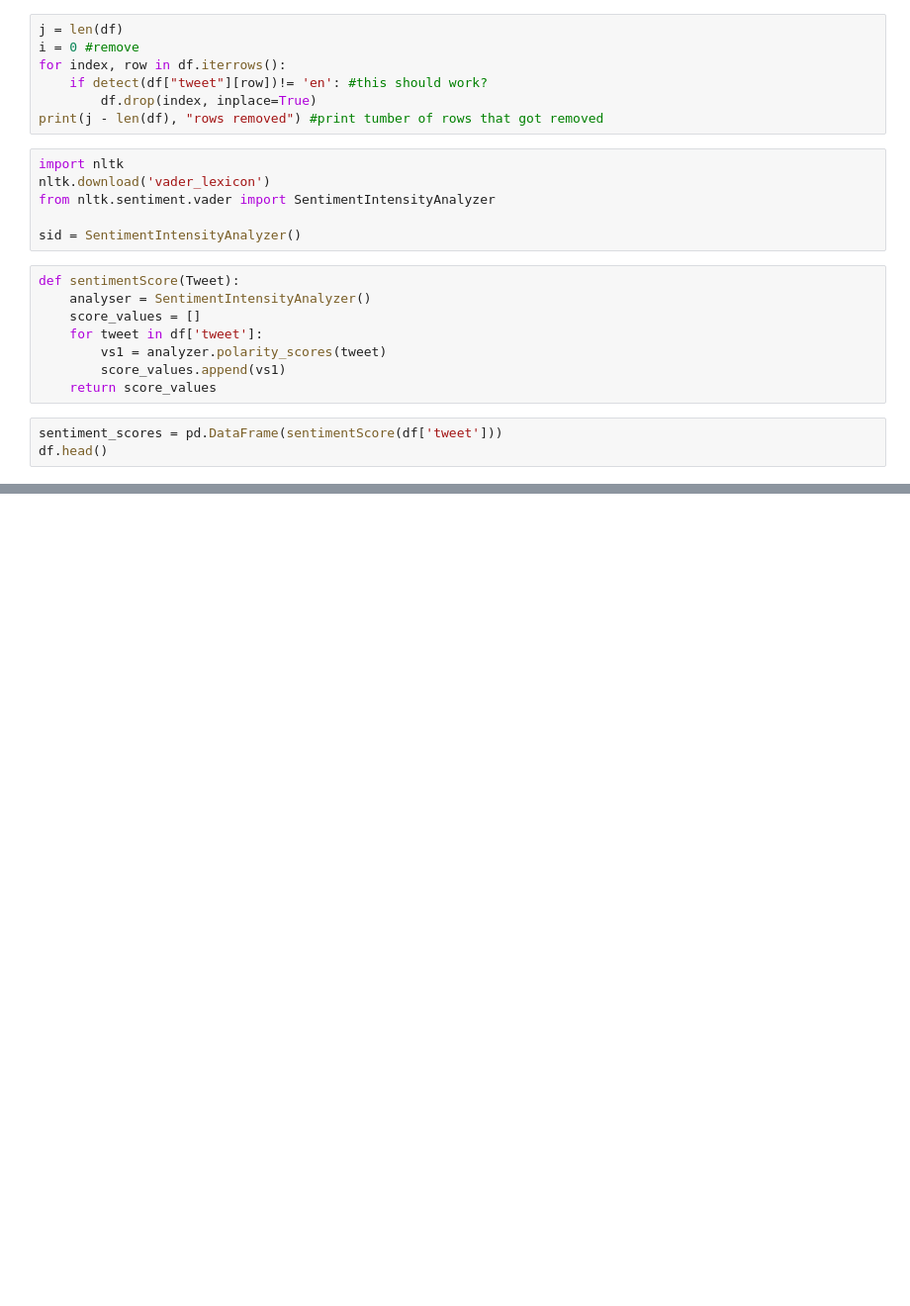
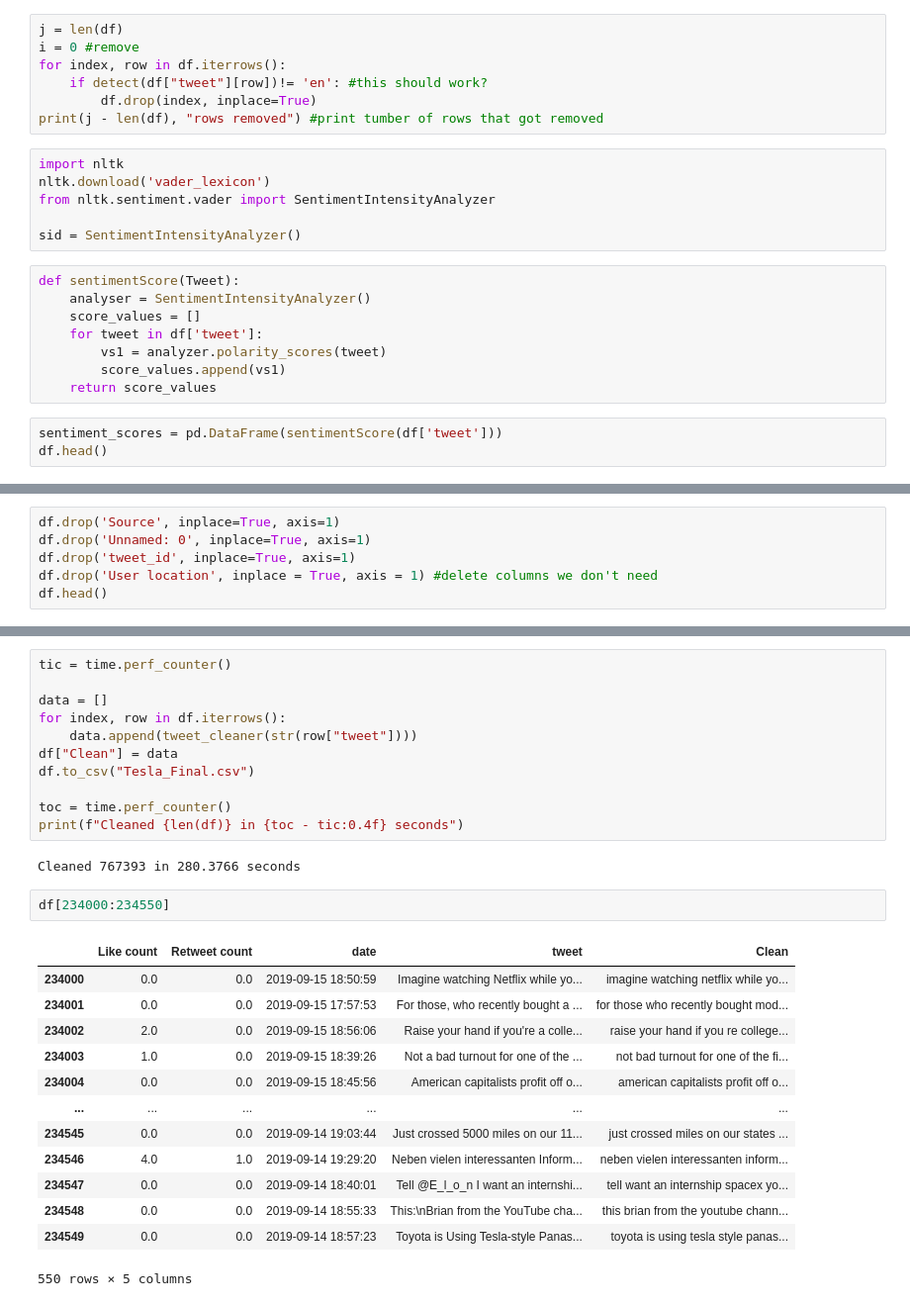
Before and after one commit to 18AnirudhaV/ATweetAStock, a Jupyter notebook: Sentiment_Test.ipynb, the cells around one changed output, grey strips where cells are left out. Shown at 99% size. Saved outputs shown, nothing was run; the diff lists cells and outputs as text; blank space fills up the shorter version.

```diff
--- a/Sentiment_Test.ipynb
+++ b/Sentiment_Test.ipynb
@@ -108,0 +183,6 @@ df.head()
+# %%
+df.drop('Source', inplace=True, axis=1)
+df.drop('Unnamed: 0', inplace=True, axis=1)
+df.drop('tweet_id', inplace=True, axis=1)
+df.drop('User location', inplace = True, axis = 1) #delete columns we don't need
+df.head()
@@ -108,0 +196,29 @@ df.head()
+# %%
+tic = time.perf_counter()
+
+data = []
+for index, row in df.iterrows():
+    data.append(tweet_cleaner(str(row["tweet"])))
+df["Clean"] = data
+df.to_csv("Tesla_Final.csv")
+
+toc = time.perf_counter()
+print(f"Cleaned {len(df)} in {toc - tic:0.4f} seconds")
+# %% [output]
+Cleaned 767393 in 280.3766 seconds
+# %%
+df[234000:234550]
+# %% [output]
+|  | Like count | Retweet count | date | tweet | Clean |
+| 234000 | 0.0 | 0.0 | 2019-09-15 18:50:59 | Imagine watching Netflix while yo... | imagine watching netflix while yo... |
+| 234001 | 0.0 | 0.0 | 2019-09-15 17:57:53 | For those, who recently bought a ... | for those who recently bought mod... |
+| 234002 | 2.0 | 0.0 | 2019-09-15 18:56:06 | Raise your hand if you're a colle... | raise your hand if you re college... |
+| 234003 | 1.0 | 0.0 | 2019-09-15 18:39:26 | Not a bad turnout for one of the ... | not bad turnout for one of the fi... |
+| 234004 | 0.0 | 0.0 | 2019-09-15 18:45:56 | American capitalists profit off o... | american capitalists profit off o... |
+| ... | ... | ... | ... | ... | ... |
+| 234545 | 0.0 | 0.0 | 2019-09-14 19:03:44 | Just crossed 5000 miles on our 11... | just crossed miles on our states ... |
+| 234546 | 4.0 | 1.0 | 2019-09-14 19:29:20 | Neben vielen interessanten Inform... | neben vielen interessanten inform... |
+| 234547 | 0.0 | 0.0 | 2019-09-14 18:40:01 | Tell @E_l_o_n I want an internshi... | tell want an internship spacex yo... |
+| 234548 | 0.0 | 0.0 | 2019-09-14 18:55:33 | This:\nBrian from the YouTube cha... | this brian from the youtube chann... |
+| 234549 | 0.0 | 0.0 | 2019-09-14 18:57:23 | Toyota is Using Tesla-style Panas... | toyota is using tesla style panas... |
+550 rows × 5 columns
```
Also changed, not shown: parts of 23 cells of this notebook.
